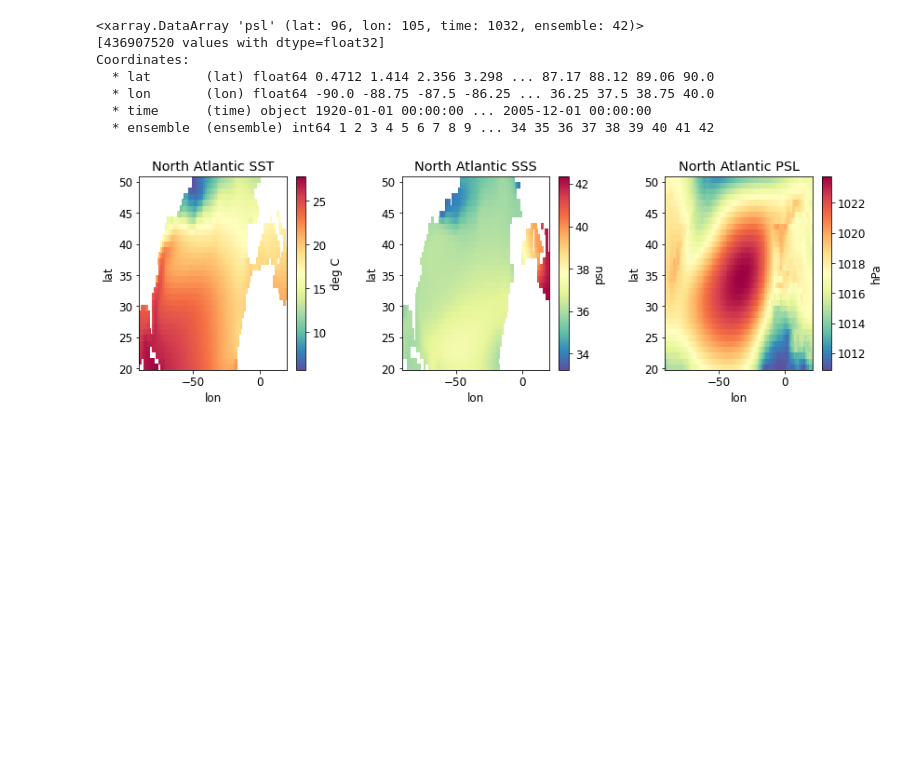
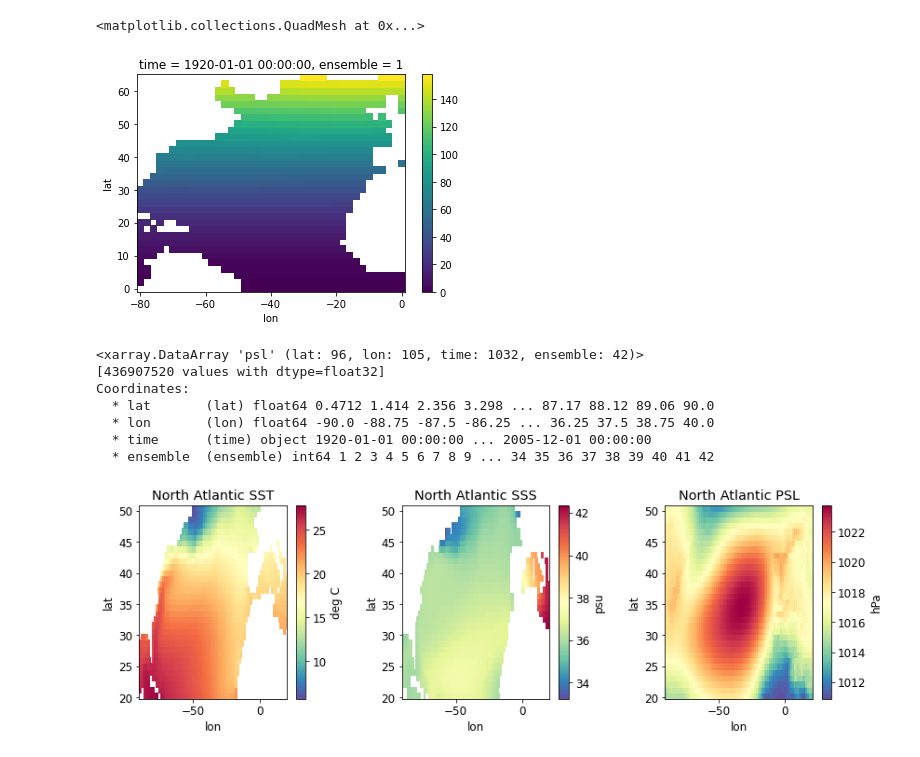
Before and after one commit to glennliu265/predict_amv, a Jupyter notebook: Preprocessing/output_normalized_data.ipynb, the cells around one changed output. Drawn from its saved outputs; the diff is of its cells as text; code cells hidden in the pictures; blank space fills up the shorter version.

Commit message:
Making updates to normalization script
Initial updates for normalization script to support 2deg data (and cropping to specific subregion)

```diff
--- a/Preprocessing/output_normalized_data.ipynb
+++ b/Preprocessing/output_normalized_data.ipynb
@@ -11,3 +14,10 @@ import torch
 from torch import nn
 import torch.optim as optim
 from torch.utils.data import DataLoader, TensorDataset
+# %%
+# User Edits
+
+resolution = "2deg" # Resolution of the data "2deg" or "full"
+variables  = ["sst","sss","psl"] # Variables to normalize
+bbox       = [-80,0,0,65] # Bounding box [lonW, lonE, latS, latN]
+debug      = True # Set to true to show visualizations
@@ -13,0 +68,15 @@ from torch.utils.data import DataLoader, TensorDataset
+# %%
+# Loop to process data
+
+vname = variables[0]
+
+# Open dataset
+if resolution == '2deg':
+    ds = xr.open_dataset("../../CESM_data/CESM1LE_%s_NAtl_19200101_20051201_Regridded2deg.nc"% (vname))[vname]
+elif resolution == 'full':
+    ds = xr.open_dataset("../../CESM_data/CESM1LE_%s_NAtl_19200101_20051201.nc"% (vname))[vname]
+else:
+    print("Error: Pleae input either '2deg' or 'full' for resolution")
+
+# Lat x Lon x Time x Ensemble
+ds
@@ -13,0 +91,5 @@ from torch.utils.data import DataLoader, TensorDataset
+# %%
+# Select Region
+
+dsreg = ds.sel(lon=slice(bbox[0],bbox[1]),lat=slice(bbox[2],bbox[3]))
+dsreg
@@ -14 +104,11 @@ from torch.utils.data import DataLoader, TensorDataset
+# %%
+# Apply latitude weights
+dswgt = np.cos(dsreg.lat*np.pi/180) * dsreg
+
+if debug:
+    diff = dsreg-dswgt
+    diff.isel(time=0,ensemble=0).plot()
+# %% [output]
+<matplotlib.collections.QuadMesh at 0x...>
+[figure, added]
 # %%
```
Also changed, not shown: parts of 7 cells of this notebook, 1 other file.
